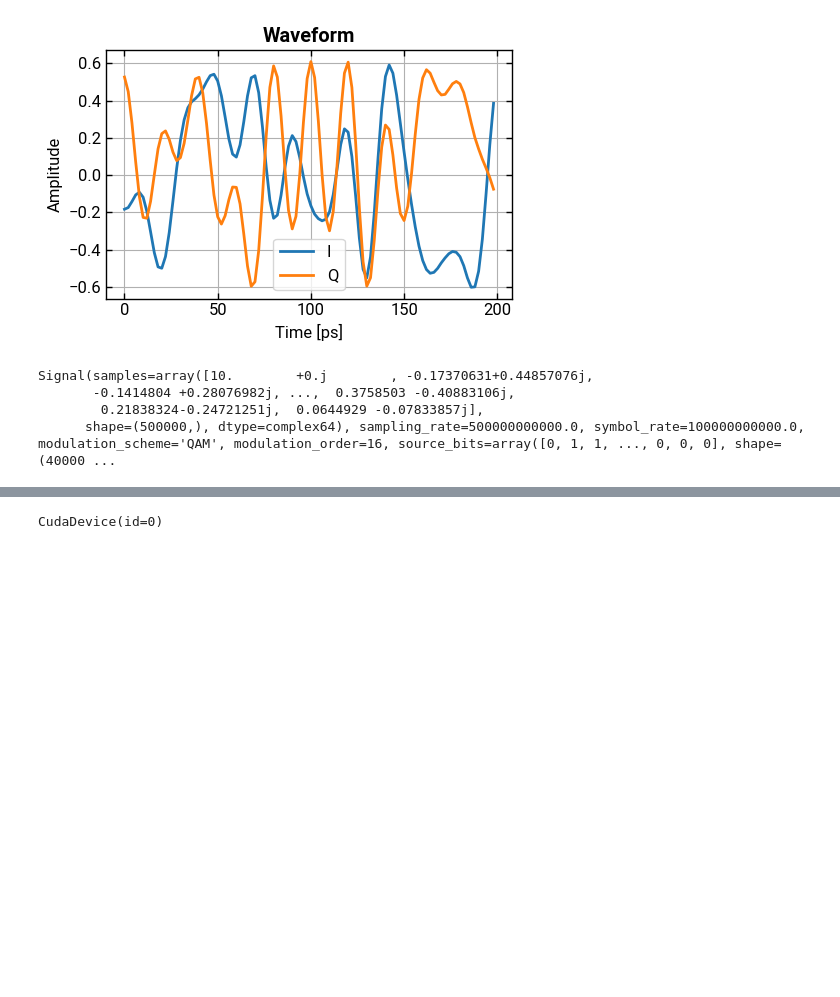
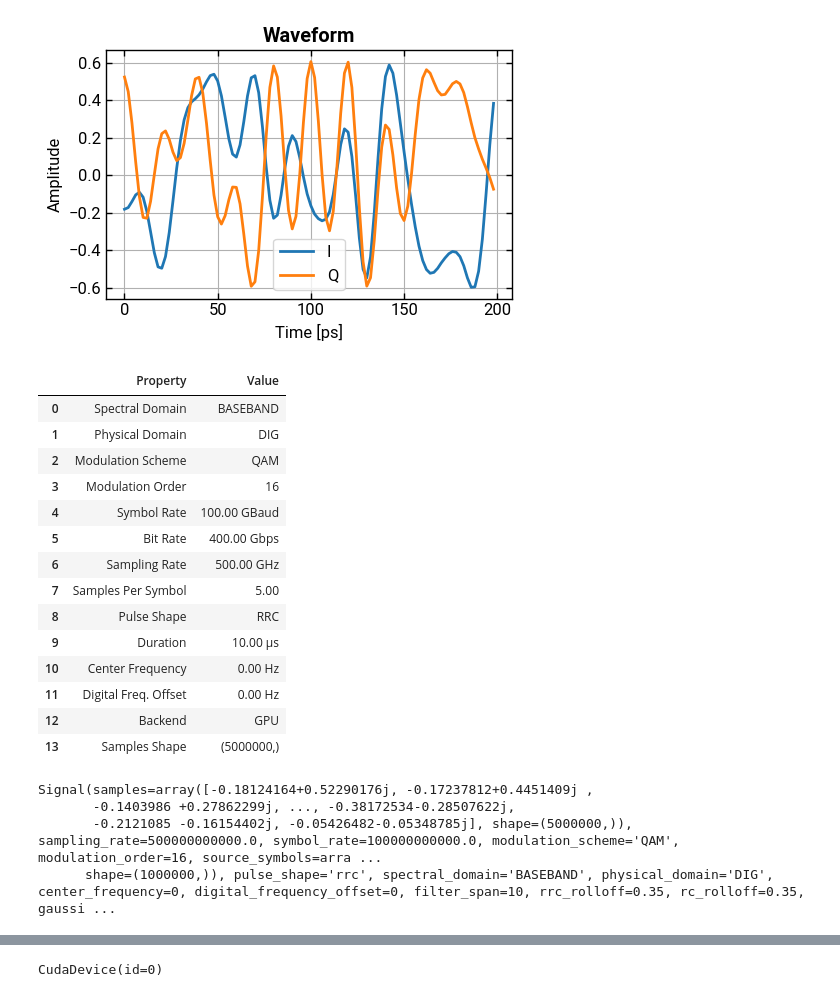
Before and after one commit to lokgar/commstools, a Jupyter notebook: examples/00-basics.ipynb, the cells around one changed output, grey strips where cells are left out. Cells and saved outputs as stored; diff of their text form; code cells hidden in the pictures; blank space fills up the shorter version.

```diff
--- a/examples/00-basics.ipynb
+++ b/examples/00-basics.ipynb
@@ -13,13 +10,14 @@ symbol_rate = 100e9
 sampling_rate = 500e9
 sps = int(sampling_rate / symbol_rate)
 
-sig_4qam = qam(
+sig_4qam = Signal.qam(
     order=16,
-    num_symbols=100_000,
+    num_symbols=1_000_000,
     sps=sps,
     symbol_rate=symbol_rate,
     pulse_shape="rrc",
     seed=42,
 )
 sig_4qam.plot_symbols(num_symbols=20, show=True)
+sig_4qam.print_info()
 # %% [output]
@@ -28,11 +24,26 @@ sig_4qam.plot_symbols(num_symbols=20, show=True)
 [figure]
+|  | Property | Value |
+| 0 | Spectral Domain | BASEBAND |
+| 1 | Physical Domain | DIG |
+| 2 | Modulation Scheme | QAM |
+| 3 | Modulation Order | 16 |
+| 4 | Symbol Rate | 100.00 GBaud |
+| 5 | Bit Rate | 400.00 Gbps |
+| 6 | Sampling Rate | 500.00 GHz |
+| 7 | Samples Per Symbol | 5.00 |
+| 8 | Pulse Shape | RRC |
+| 9 | Duration | 10.00 µs |
+| 10 | Center Frequency | 0.00 Hz |
+| 11 | Digital Freq. Offset | 0.00 Hz |
+| 12 | Backend | GPU |
+| 13 | Samples Shape | (5000000,) |
 # %%
-sig_4qam.to("cpu")
+sig_4qam.to("gpu")
 # sig_4qam.backend
 # %% [output]
-Signal(samples=array([10.        +0.j        , -0.17370631+0.44857076j,
-       -0.1414804 +0.28076982j, ...,  0.3758503 -0.40883106j,
-        0.21838324-0.24721251j,  0.0644929 -0.07833857j],
-      shape=(500000,), dtype=complex64), sampling_rate=500000000000.0, symbol_rate=100000000000.0, modulation_scheme='QAM', modulation_order=16, source_bits=array([0, 1, 1, ..., 0, 0, 0], shape=(40000 ...
+Signal(samples=array([-0.18124164+0.52290176j, -0.17237812+0.4451409j ,
+       -0.1403986 +0.27862299j, ..., -0.38172534-0.28507622j,
+       -0.2121085 -0.16154402j, -0.05426482-0.05348785j], shape=(5000000,)), sampling_rate=500000000000.0, symbol_rate=100000000000.0, modulation_scheme='QAM', modulation_order=16, source_symbols=arra ...
+      shape=(1000000,)), pulse_shape='rrc', spectral_domain='BASEBAND', physical_domain='DIG', center_frequency=0, digital_frequency_offset=0, filter_span=10, rrc_rolloff=0.35, rc_rolloff=0.35, gaussi ...
 # %%
 jsamples = sig_4qam.export_samples_to_jax()
```
Also changed, not shown: parts of 3 cells of this notebook, 17 other files.
